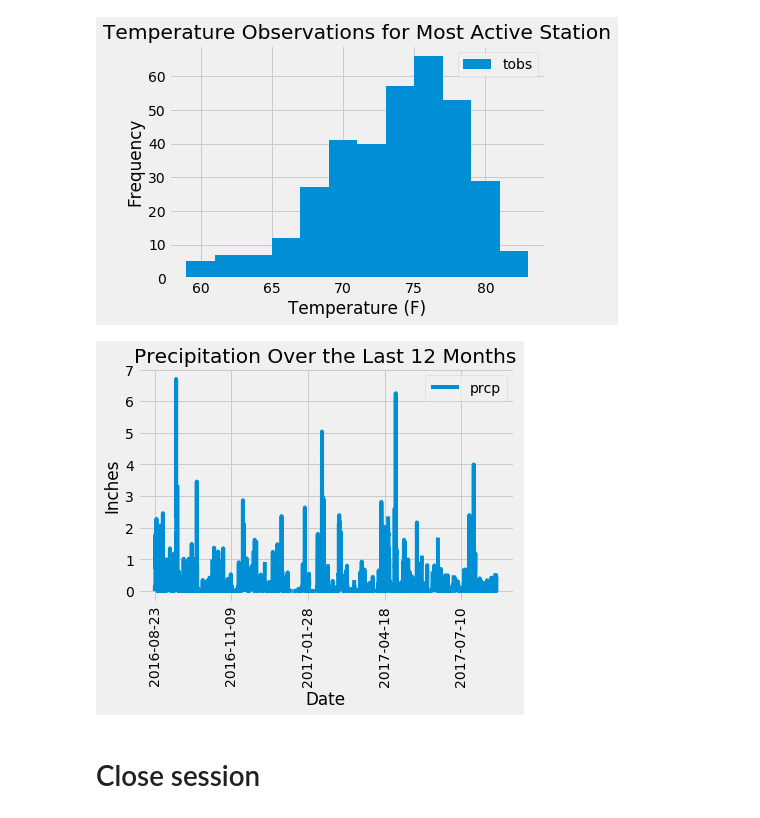
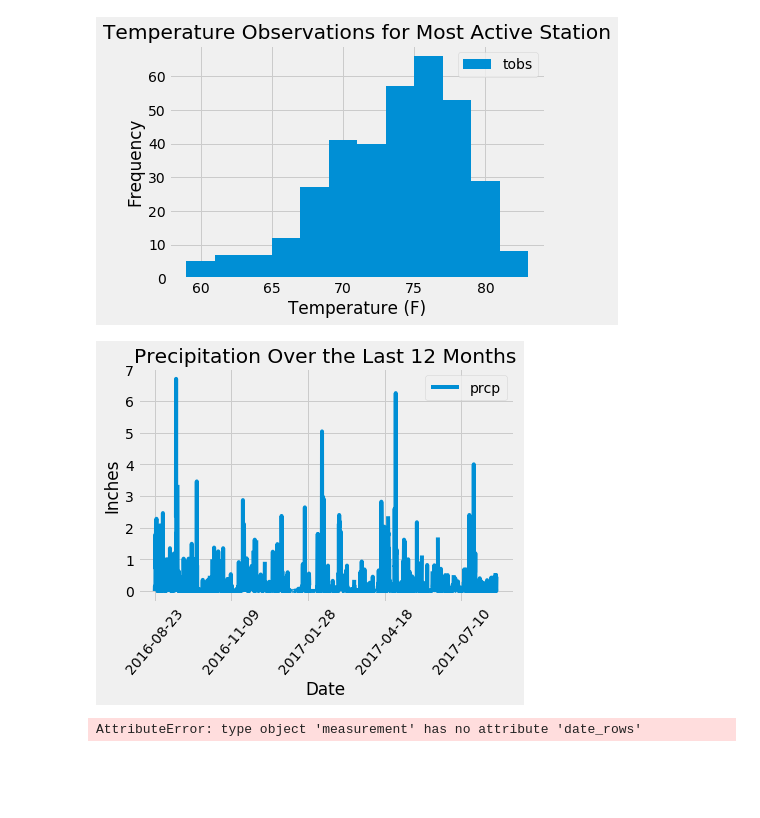
Before and after one commit to FarrukhSultani/sqlalchemy-challenge, a Jupyter notebook: SurfsUp/climate_starter.ipynb, the cells around one changed output. Cells and saved outputs as stored; diff of their text form; code cells hidden in the pictures; blank space fills up the shorter version.

```diff
--- a/SurfsUp/climate_starter.ipynb
+++ b/SurfsUp/climate_starter.ipynb
@@ -144,29 +144,37 @@ plt.show()
 # %%
 # put the precipitation data into a pandas dataframe
 query_date = dt.date(2017, 8, 23) - dt.timedelta(days=365)
 precipitation = session.query(Measurement.date, Measurement.prcp).\
     filter(Measurement.date >= query_date).\
     order_by(Measurement.date).all()
 
 # put the precipitation data into a pandas dataframe
 precip_df = pd.DataFrame(precipitation, columns=["date", "prcp"])
 
 # set the index to the "date" column
 precip_df.set_index("date", inplace=True)
 
 # sort the DataFrame values by "date"
 precip_df.sort_values("date", inplace=True)
 
 # plot the results
-precip_df.plot(rot=90)
+precip_df.plot(rot=50)
 plt.xlabel("Date")
 plt.ylabel("Inches")
 plt.title("Precipitation Over the Last 12 Months")
 plt.show()
 # %% [output]
-[figure, old version]
+[figure, new version]
-# %% [markdown]
-# Close session
+# %%
+date= dt.datatimme()
+
+pd.DataFrame(Measurement.date_rows).set_Index("Date").boxplot(patch_artist=True)
+plt.title("Date")
+plt.show
+
+# Close session
+# %% [output]
+AttributeError: type object 'measurement' has no attribute 'date_rows'
 # %%
 # Close Session
 session.close()
```
Also changed, not shown: 1 other file.
